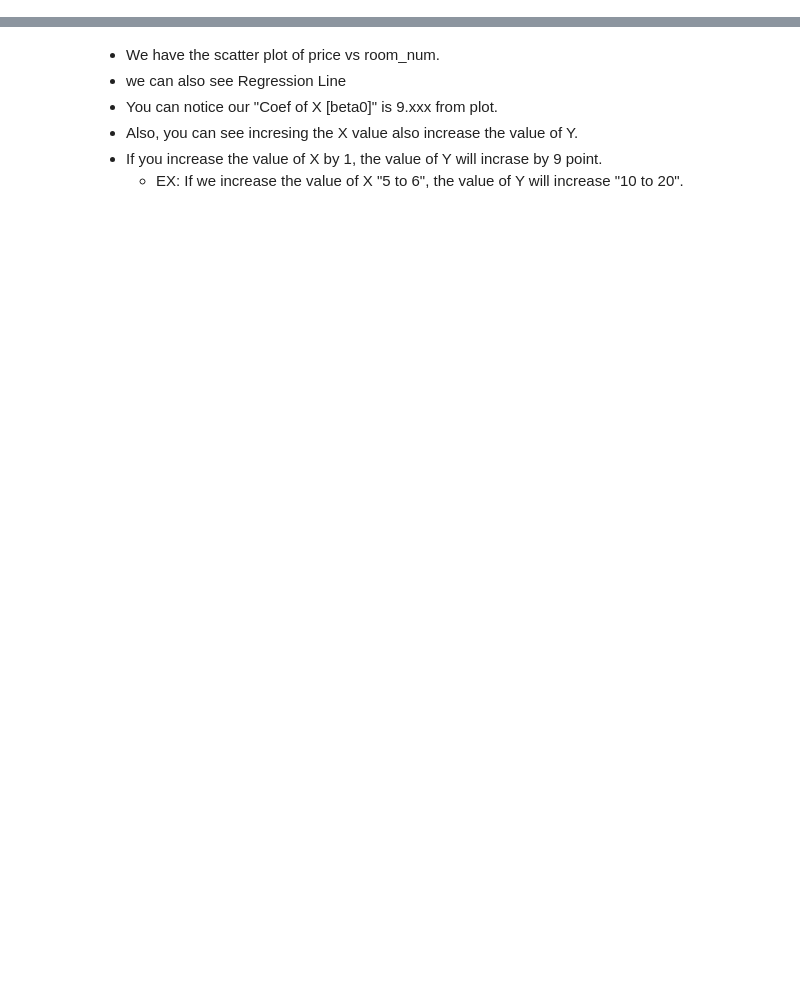
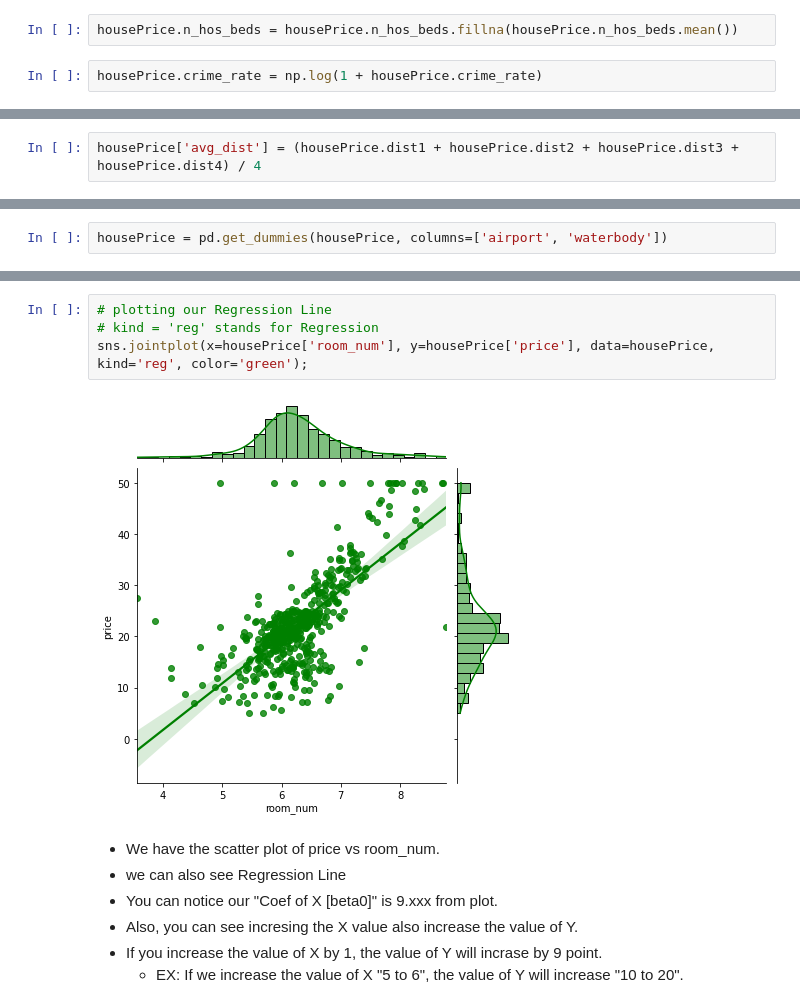
Before and after one commit to imdhruv99/Machine-Learning-Python, a Jupyter notebook: 05_Linear_Regression/01_Simple_Linear_Regression/SLR.ipynb, the cells around one changed output, grey strips where cells are left out. Drawn from its saved outputs; the diff is of its cells as text; blank space fills up the shorter version.

```diff
--- a/05_Linear_Regression/01_Simple_Linear_Regression/Simple_Linear_Regression.ipynb
+++ b/05_Linear_Regression/01_Simple_Linear_Regression/SLR.ipynb
@@ -622,0 +155,4 @@ sns.jointplot(x=df['room_num'], y=df['price'], data=df, kind='reg', color='green
+# %%
+housePrice.n_hos_beds = housePrice.n_hos_beds.fillna(housePrice.n_hos_beds.mean())
+# %%
+housePrice.crime_rate = np.log(1 + housePrice.crime_rate)
@@ -622,0 +163,2 @@ sns.jointplot(x=df['room_num'], y=df['price'], data=df, kind='reg', color='green
+# %%
+housePrice['avg_dist'] = (housePrice.dist1 + housePrice.dist2 + housePrice.dist3 + housePrice.dist4) / 4
@@ -622,0 +235,2 @@ sns.jointplot(x=df['room_num'], y=df['price'], data=df, kind='reg', color='green
+# %%
+housePrice = pd.get_dummies(housePrice, columns=['airport', 'waterbody'])
@@ -623,3 +387,9 @@ sns.jointplot(x=df['room_num'], y=df['price'], data=df, kind='reg', color='green
+# %%
+# plotting our Regression Line
+# kind = 'reg' stands for Regression
+sns.jointplot(x=housePrice['room_num'], y=housePrice['price'], data=housePrice, kind='reg', color='green');
+# %% [output]
+[figure, added]
 # %% [markdown]
 - We have the scatter plot of price vs room_num.
 - we can also see Regression Line
```
Also changed, not shown: parts of 140 cells of this notebook, 2 other files.
